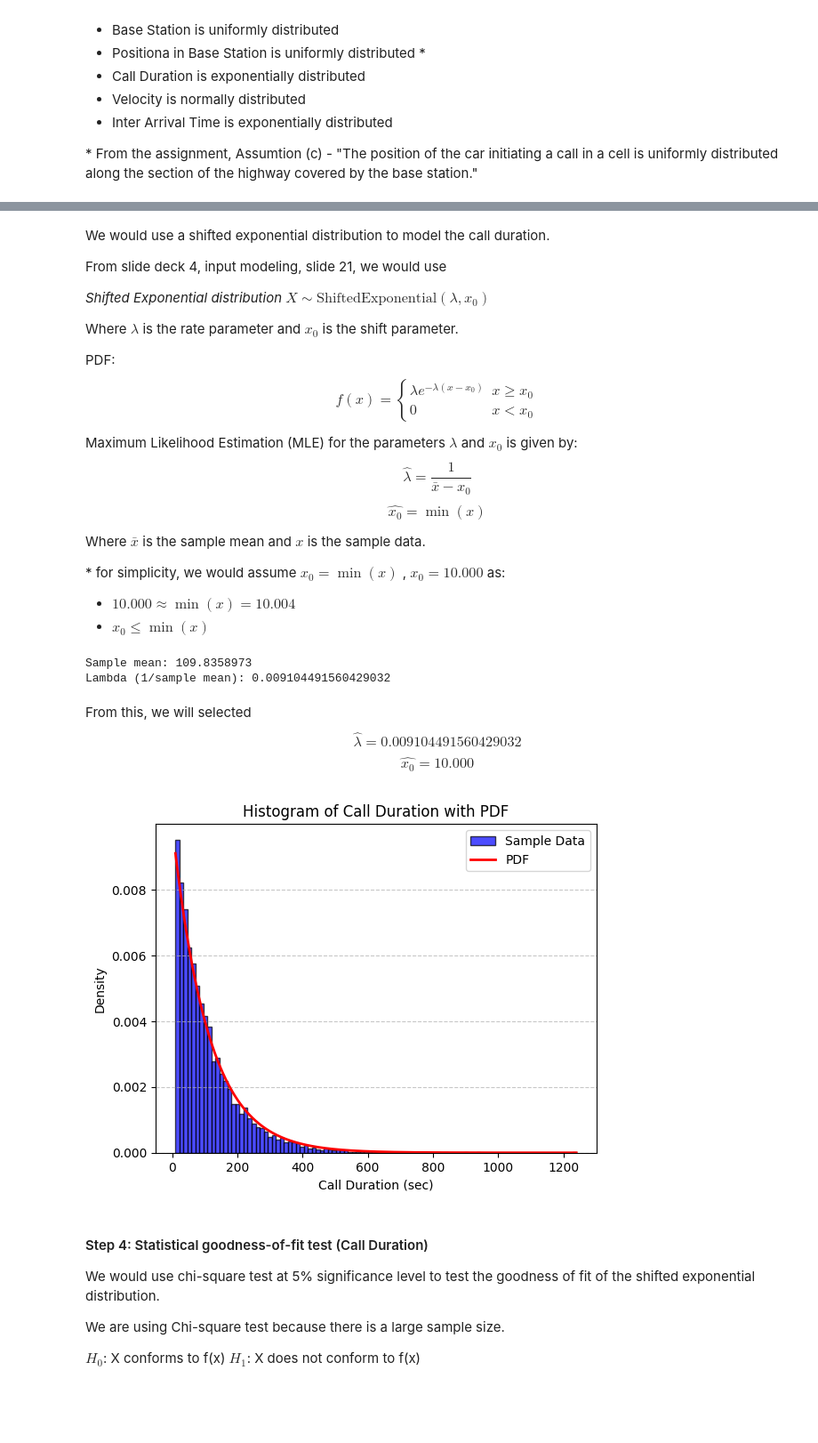
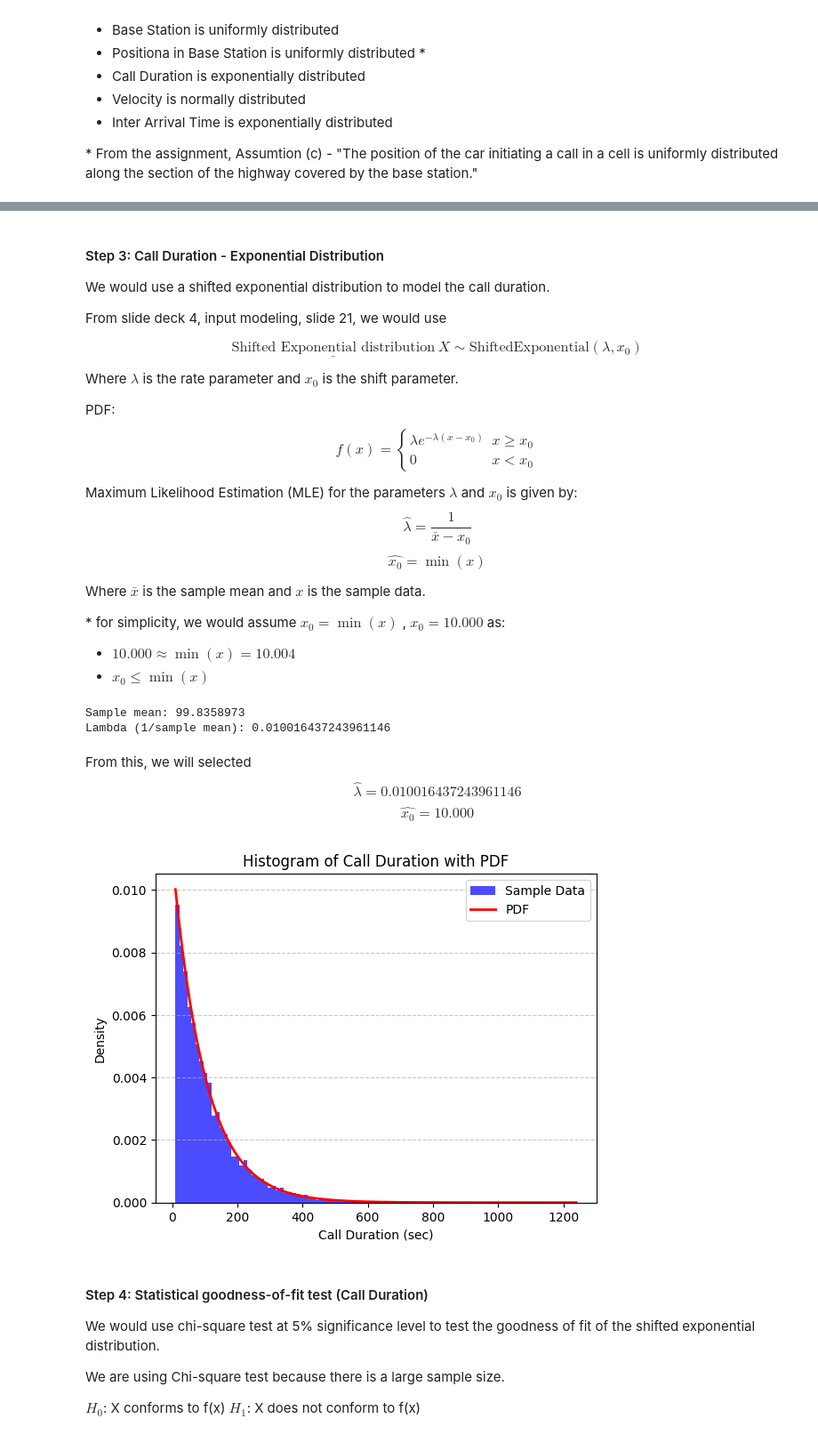
Before and after one commit to Greg-Lim/SC4054_Assignment, a Jupyter notebook: Distribution.ipynb, the cells around one changed output, grey strips where cells are left out. Shown at 89% size. Drawn from its saved outputs; the diff is of its cells as text; code cells hidden in the pictures; blank space fills up the shorter version.

```diff
--- a/Distribution.ipynb
+++ b/Distribution.ipynb
@@ -107,11 +106,12 @@ Bottom 10 Call durations:
 1654    10.081
 Name: Call duration (sec), dtype: float64
 # %% [markdown]
+#### Step 3: Call Duration - Exponential Distribution
 We would use a shifted exponential distribution to model the call duration.
 
 From slide deck 4, input modeling, slide 21, we would use
 
-_Shifted Exponential distribution_ $X \sim \text{ShiftedExponential}(\lambda, x_0)$
+$$\underline{\text{Shifted  Exponential distribution}}\ X \sim \text{ShiftedExponential}(\lambda, x_0)$$
 
 Where $\lambda$ is the rate parameter and $x_0$ is the shift parameter.
 
@@ -128,33 +128,35 @@ Where $\bar{x}$ is the sample mean and $x$ is the sample data.
 - $ 10.000 \approx \min(x) = 10.004$
 - $x_0 \leq \min(x)$
 # %%
-sample_mean = df['Call duration (sec)'].mean()
-lambda_had = 1/sample_mean
-print("Sample mean:", sample_mean)
-print("Lambda (1/sample mean):", lambda_had)
+x0_est_call_duration = 10
+shifted_data = df['Call duration (sec)'] - x0_est_call_duration
+sample_mean_call_duration = shifted_data.mean()
+lambda_est_call_duration = 1/sample_mean_call_duration
+print("Sample mean:", sample_mean_call_duration)
+print("Lambda (1/sample mean):", lambda_est_call_duration)
 # %% [output]
-Sample mean: 109.8358973
-Lambda (1/sample mean): 0.009104491560429032
+Sample mean: 99.8358973
+Lambda (1/sample mean): 0.010016437243961146
 # %% [markdown]
 From this, we will selected
-$$ \hat{\lambda} = 0.009104491560429032$$
+$$ \hat{\lambda} = 0.010016437243961146$$
 $$\hat{x_0} = 10.000$$
 # %%
-x0_hat = 10 # Lower bound of the first bin
-lambda_hat = 0.009104491560429032 # Estimated parameter of the shifted exponential distribution
+# x0_est_call_duration = 10 # Lower bound of the first bin
+# lambda_est_call_duration = 0.010016437243961146 # Estimated parameter of the shifted exponential distribution
 
-plt.hist(df["Call duration (sec)"], bins=100, alpha=0.7, color='blue', edgecolor='black', density=True, label='Sample Data')
+plt.hist(df["Call duration (sec)"], bins=100, alpha=0.7, color='blue', density=True, label='Sample Data')
 x = np.linspace(df["Call duration (sec)"].min(), df["Call duration (sec)"].max(), 1000)
-pdf = lambda_hat * np.exp(-lambda_hat * (x - x0_hat))
+pdf = lambda_est_call_duration * np.exp(-lambda_est_call_duration * (x - x0_est_call_duration))
 plt.plot(x, pdf, color='red', label='PDF', linewidth=2)
 plt.title('Histogram of Call Duration with PDF')
 plt.xlabel('Call Duration (sec)')
 plt.ylabel('Density')
 plt.legend()
 plt.grid(axis='y', linestyle='--', alpha=0.7)
 plt.show()
 # %% [output]
-[figure, old version]
+[figure, new version]
 # %% [markdown]
 #### Step 4: Statistical goodness-of-fit test (Call Duration)
 We would use chi-square test at 5% significance level to test the goodness of fit of the shifted exponential distribution.
```
Also changed, not shown: parts of 17 cells of this notebook.
